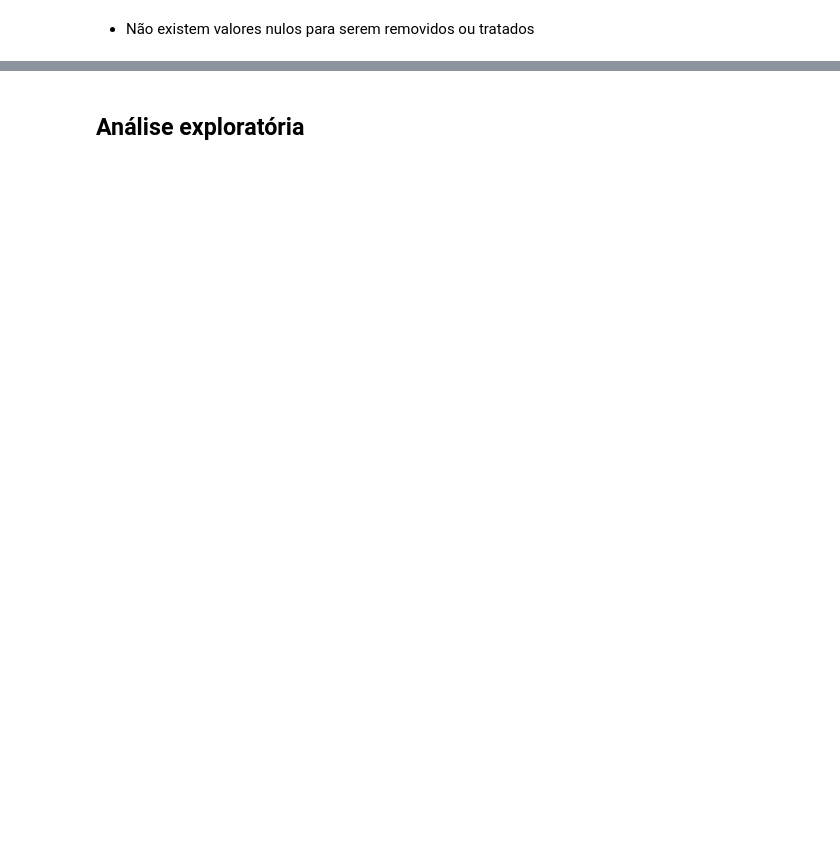
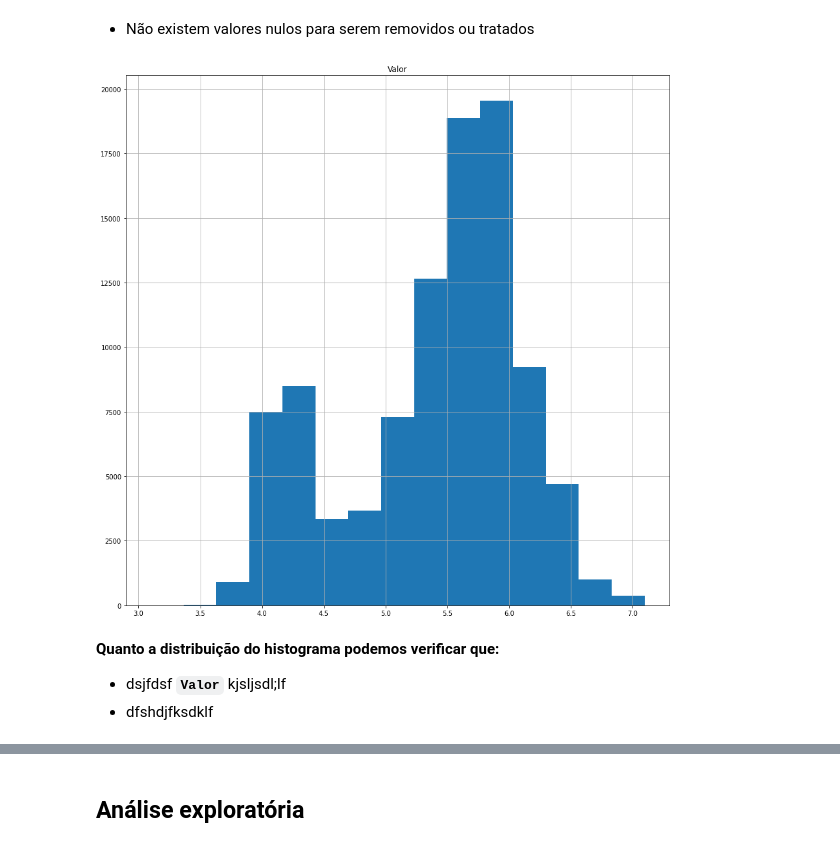
Before and after one commit to brunnabrito/projeto_m4_g4_resilia, a Jupyter notebook: Projeto_M4_Grupo_4.ipynb, the cells around one changed output, grey strips where cells are left out. Cells and saved outputs as stored; diff of their text form; code cells hidden in the pictures; blank space fills up the shorter version.

```diff
--- a/Projeto_M4_Grupo_4.ipynb
+++ b/Projeto_M4_Grupo_4.ipynb
@@ -270,2 +260,13 @@ dtype: int64
 # %% [markdown]
 * Não existem valores nulos para serem removidos ou tratados
+# %%
+# Contrução dos histogramas das variáveis do dataset.
+
+df.hist(bins=15, figsize=(15,15));
+# %% [output]
+[figure, added]
+# %% [markdown]
+**Quanto a distribuição do histograma podemos verificar que:**
+
+* dsjfdsf **`Valor`** kjsljsdl;lf
+* dfshdjfksdklf
```
Also changed, not shown: parts of 18 cells of this notebook.
